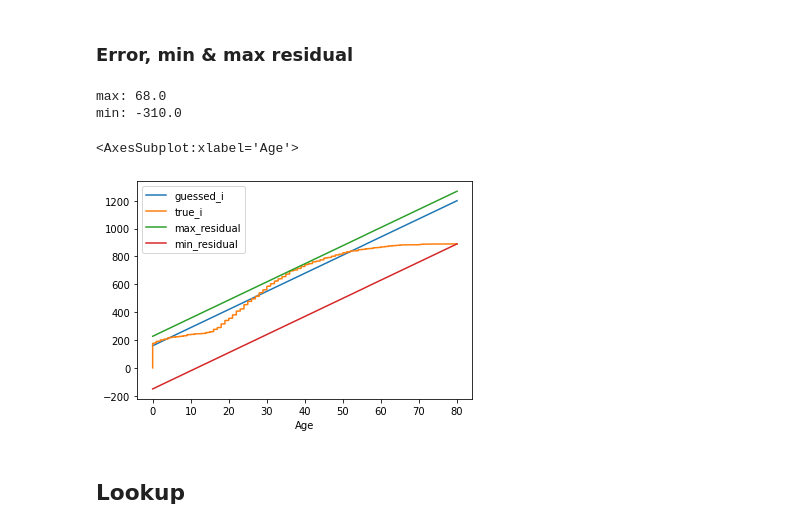
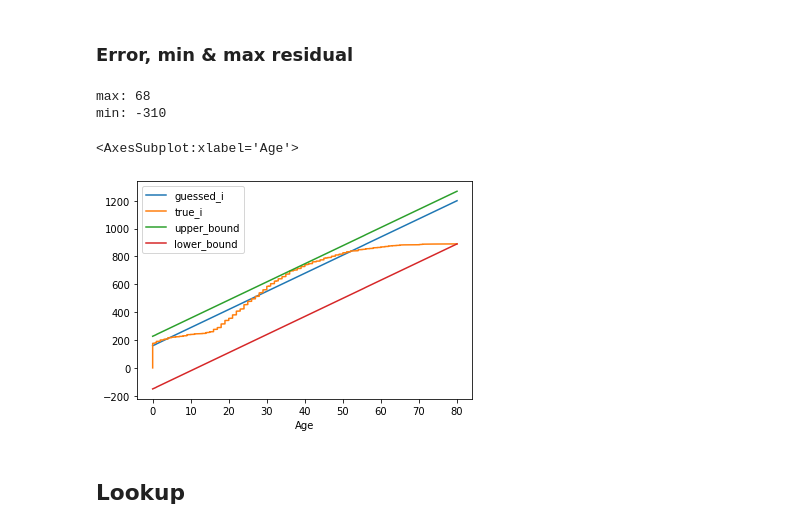
Before and after one commit to BenJoyenConseil/rmi, a Jupyter notebook: explo.ipynb, the cells around one changed output. Cells and saved outputs as stored; diff of their text form; code cells hidden in the pictures.

```diff
--- a/explo.ipynb
+++ b/explo.ipynb
@@ -124,10 +124,10 @@ def build_sortedtable(df, cdf):
     sorted_byage = joined.sort_values('Age')
 
     # use the index as a new column 'offset'
-    sorted_table = sorted_byage.reset_index().rename(columns={'index': 'offset'})
+    sorted_table = sorted_byage.reset_index().rename(columns={'index': 'row_id'})
 
     # project Age as X and Agecdf as y
-    return sorted_table.drop(cols_to_drop, axis=1)[['Age', 'offset', 'Agecdf']]
+    return sorted_table.drop(cols_to_drop, axis=1)[['Age', 'row_id', 'Agecdf']]
 # %%
 sorted_table = build_sortedtable(df, cdf)
 # %%
@@ -183,7 +183,7 @@ all.head()
 | 3 | 0.0 | 284 | 0.1986531987 | 0.179099541 |
 | 4 | 0.0 | 538 | 0.1986531987 | 0.179099541 |
 # %%
-all['guessed_i'] = pd.Series(all.preds * all.Age.count() - 1).round()
+all['guessed_i'] = pd.Series(all.preds * all.Age.count() - 1).round().astype(int)
 all['true_i'] = all.reset_index()['index']
 # %%
 all.sample(15)
@@ -217,19 +217,19 @@ df.Age.sort_values().value_counts(sort=False).plot()
 # %%
 max_residual = max(all.true_i - all.guessed_i)
 min_residual = min(all.true_i - all.guessed_i)
-all['max_residual'] = all.guessed_i + max_residual
-all['min_residual'] = all.guessed_i + min_residual
+all['upper_bound'] = all.guessed_i + max_residual
+all['lower_bound'] = all.guessed_i + min_residual
 
 print("max:", max_residual)
 print("min:", min_residual)
 # %% [output]
-max: 68.0
-min: -310.0
+max: 68
+min: -310
 # %%
-all[['Age', 'guessed_i', 'true_i', 'max_residual', 'min_residual']].plot(x='Age')
+all[['Age', 'guessed_i', 'true_i', 'upper_bound', 'lower_bound']].plot(x='Age')
 # %% [output]
 <AxesSubplot:xlabel='Age'>
-[figure, old version]
+[figure, new version]
 # %% [markdown]
 ## Lookup
 # %% [markdown]
```
Also changed, not shown: parts of 10 cells of this notebook.
